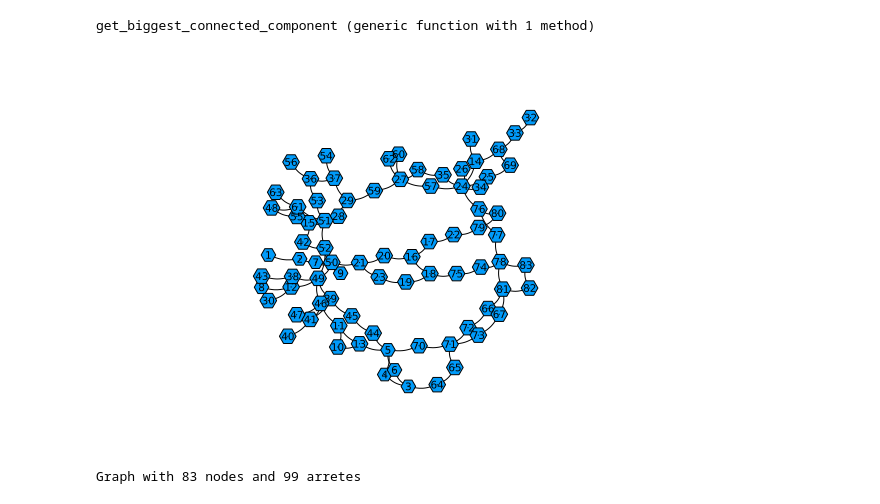
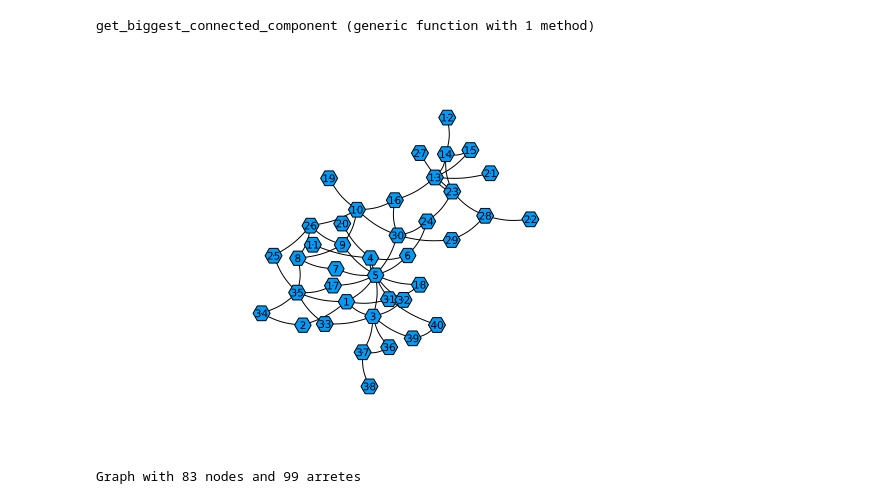
Before and after one commit to AlexisSchOrange/vne-solver, a Jupyter notebook: instances/generation/topzoosubstrate.ipynb, the cells around one changed output. Saved outputs shown, nothing was run; the diff lists cells and outputs as text; code cells hidden in the pictures.

```diff
--- a/instances/generation/topzoosubstrate.ipynb
+++ b/instances/generation/topzoosubstrate.ipynb
@@ -117,14 +117,14 @@ end
 # %% [output]
 get_biggest_connected_component (generic function with 1 method)
 # %%
-path = "topologyzoo/Oteglobe.gml"
+path = "topologyzoo/Geant2012.gml"
 
 g, name = get_graph_from_gml(path)
 g = get_biggest_connected_component(g)
 
 visu_graph(g)
 # %% [output]
-[figure, old version]
+[figure, new version]
 # %%
 println("Graph with $(nv(g)) nodes and $(ne(g)) arretes")
 # %% [output]
```
Also changed, not shown: 3 other files.
